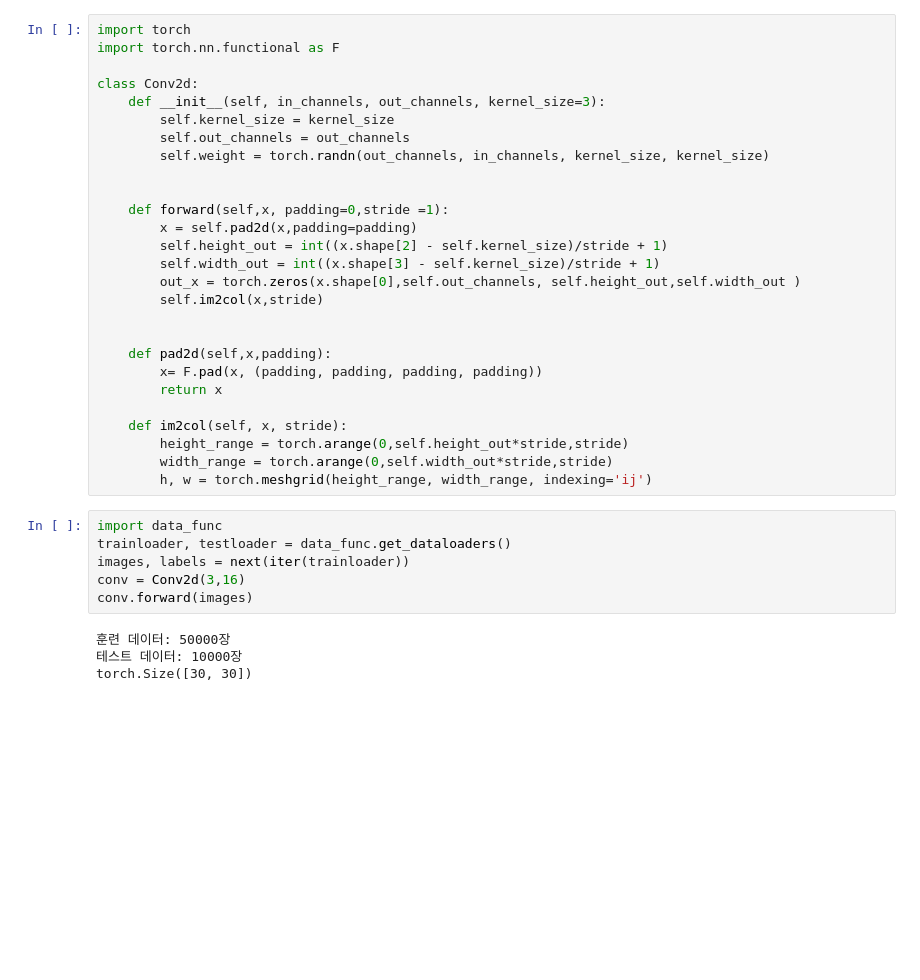
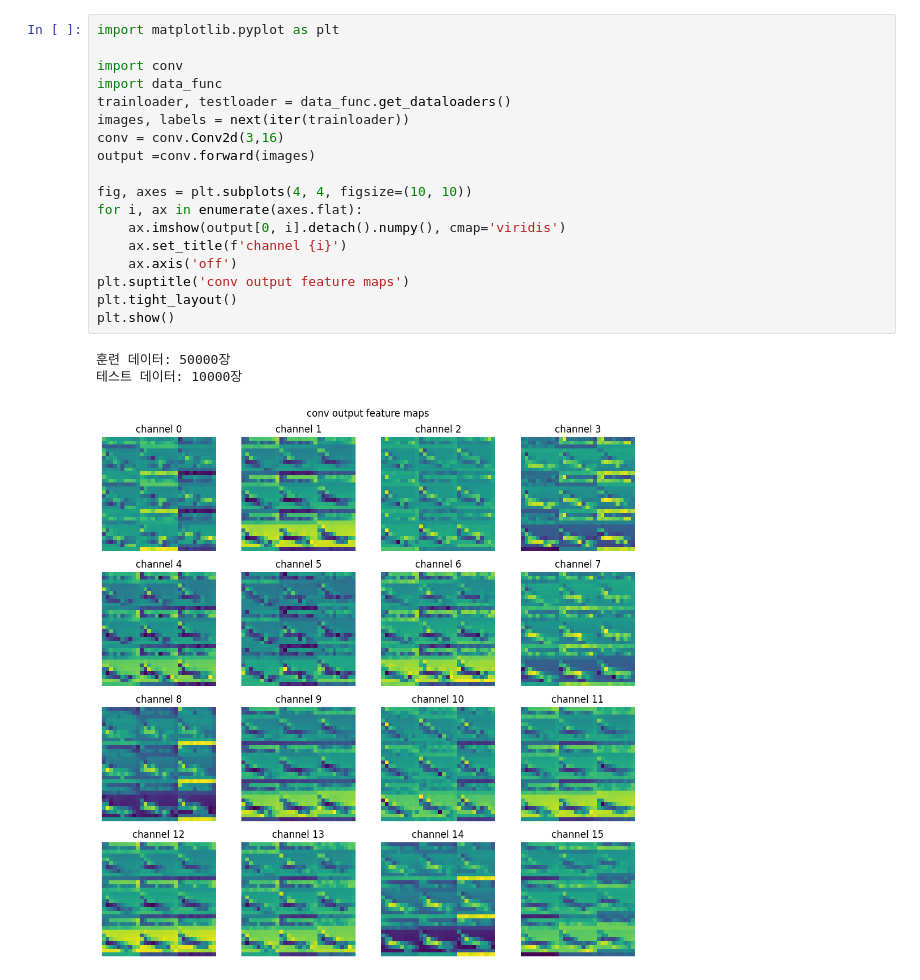
Before and after one commit to birdf00t/resnet-from-scratch, a Jupyter notebook: test.ipynb, the cells around one changed output. Cells and saved outputs as stored; diff of their text form; blank space fills up the shorter version.

Commit message:
completed conv.py

```diff
--- a/test.ipynb
+++ b/test.ipynb
@@ -1,37 +1,22 @@
-# %%
-import torch
-import torch.nn.functional as F
-
-class Conv2d:
-    def __init__(self, in_channels, out_channels, kernel_size=3):
-        self.kernel_size = kernel_size
-        self.out_channels = out_channels
-        self.weight = torch.randn(out_channels, in_channels, kernel_size, kernel_size)
-
-
-    def forward(self,x, padding=0,stride =1):
-        x = self.pad2d(x,padding=padding)
-        self.height_out = int((x.shape[2] - self.kernel_size)/stride + 1)
-        self.width_out = int((x.shape[3] - self.kernel_size)/stride + 1)
-        out_x = torch.zeros(x.shape[0],self.out_channels, self.height_out,self.width_out )
-        self.im2col(x,stride)
-
-
-    def pad2d(self,x,padding):
-        x= F.pad(x, (padding, padding, padding, padding))
-        return x
-
-    def im2col(self, x, stride):
-        height_range = torch.arange(0,self.height_out*stride,stride)
-        width_range = torch.arange(0,self.width_out*stride,stride)
-        h, w = torch.meshgrid(height_range, width_range, indexing='ij')
 # %%
+import matplotlib.pyplot as plt
+
+import conv
 import data_func
 trainloader, testloader = data_func.get_dataloaders()
 images, labels = next(iter(trainloader))
-conv = Conv2d(3,16)
-conv.forward(images)
+conv = conv.Conv2d(3,16)
+output =conv.forward(images)
+
+fig, axes = plt.subplots(4, 4, figsize=(10, 10))
+for i, ax in enumerate(axes.flat):
+    ax.imshow(output[0, i].detach().numpy(), cmap='viridis')
+    ax.set_title(f'channel {i}')
+    ax.axis('off')
+plt.suptitle('conv output feature maps')
+plt.tight_layout()
+plt.show()
 # %% [output]
 훈련 데이터: 50000장
 테스트 데이터: 10000장
-torch.Size([30, 30])
+[figure, added]
```
Also changed, not shown: 1 other file.
